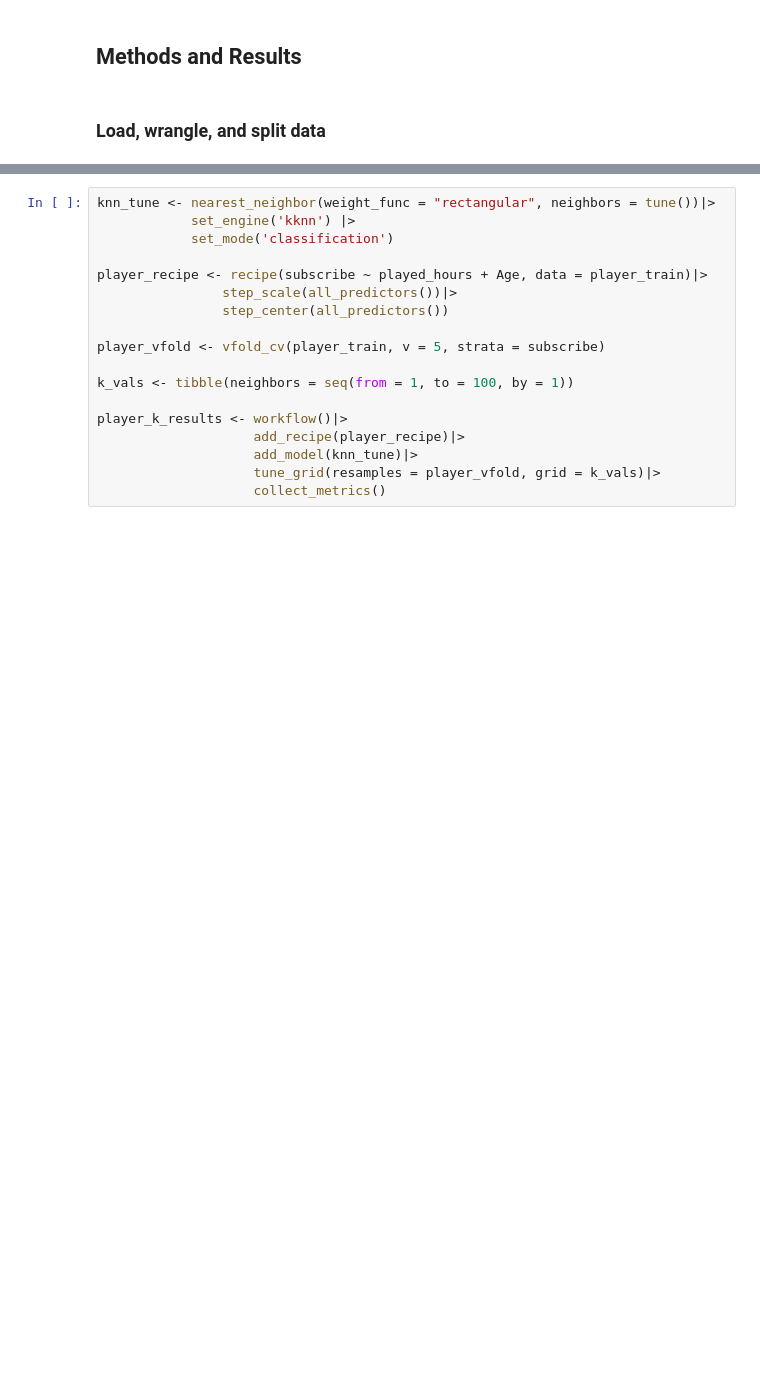
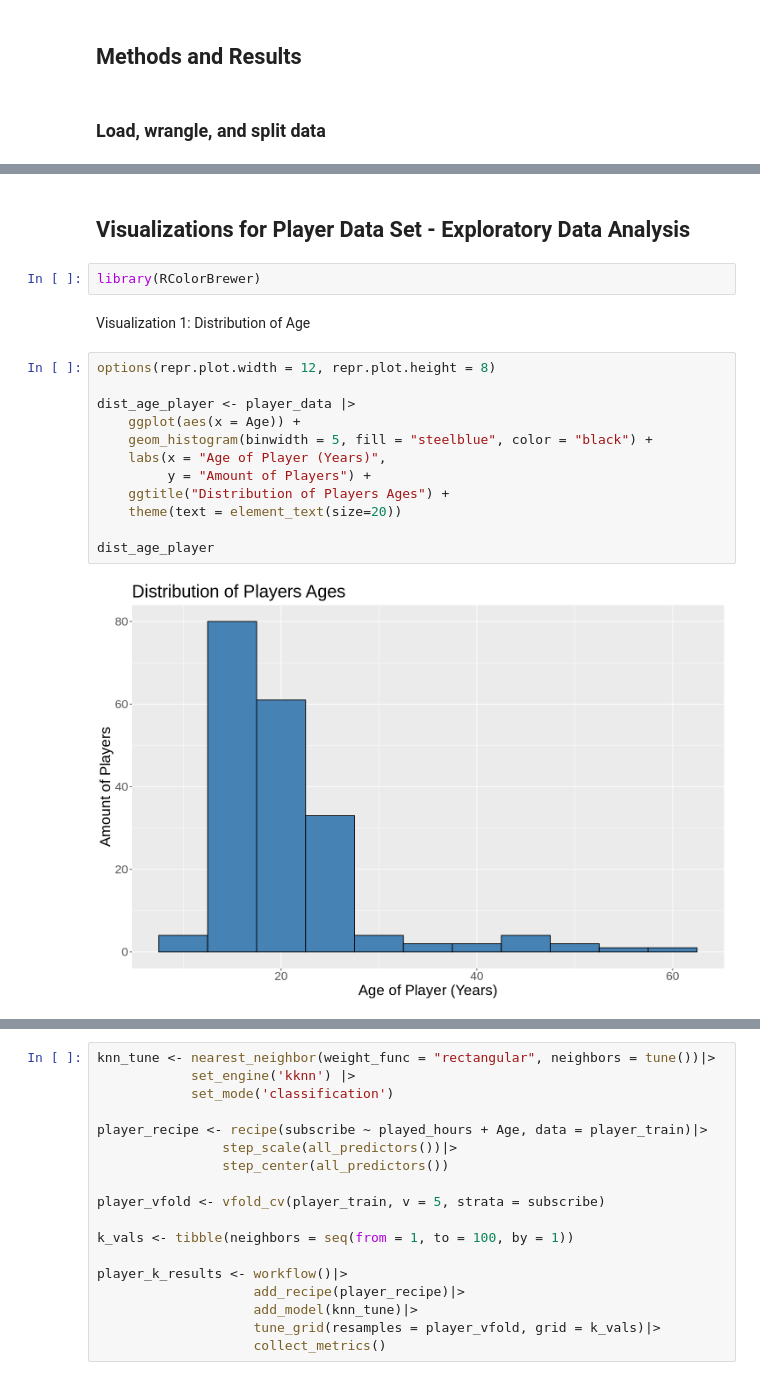
Before and after one commit to alanainvancouver-byte/DSCI100-Project_Group_Portion, a Jupyter notebook: Untitled.ipynb, the cells around one changed output, grey strips where cells are left out. Drawn from its saved outputs; the diff is of its cells as text; blank space fills up the shorter version.

```diff
--- a/Untitled.ipynb
+++ b/Untitled.ipynb
@@ -75,0 +86,20 @@ A tibble: 145 × 3
+# %% [markdown]
+## Visualizations for Player Data Set - Exploratory Data Analysis
+# %%
+library(RColorBrewer)
+# %% [markdown]
+Visualization 1: Distribution of Age
+# %%
+options(repr.plot.width = 12, repr.plot.height = 8)
+
+dist_age_player <- player_data |>
+    ggplot(aes(x = Age)) +
+    geom_histogram(binwidth = 5, fill = "steelblue", color = "black") +
+    labs(x = "Age of Player (Years)",
+         y = "Amount of Players") +
+    ggtitle("Distribution of Players Ages") +
+    theme(text = element_text(size=20))
+
+dist_age_player
+# %% [output]
+[figure, added]
```
Also changed, not shown: parts of 15 cells of this notebook.
